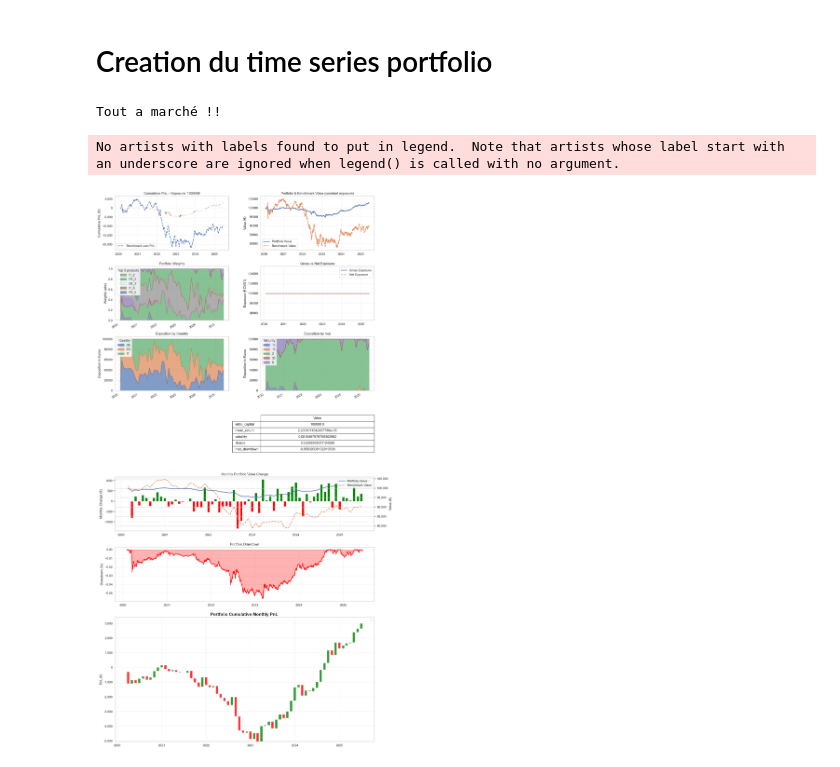
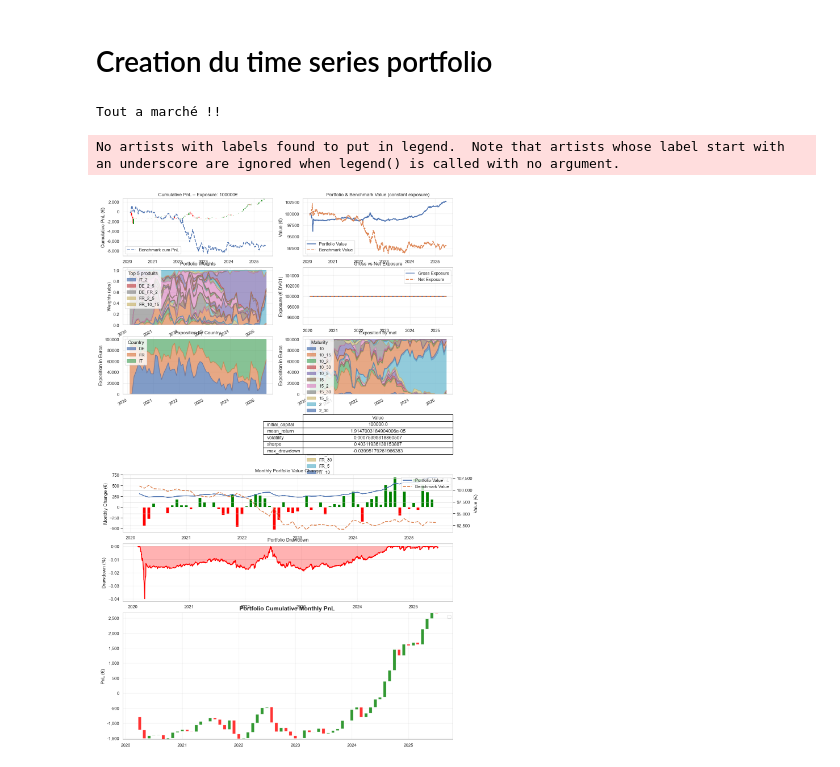
Before and after one commit to pradosth0/Markowitz_based_portfolio_allocation, a Jupyter notebook: pf_bond.ipynb, the cells around one changed output. Saved outputs shown, nothing was run; the diff lists cells and outputs as text; code cells hidden in the pictures.

```diff
--- a/pf_bond.ipynb
+++ b/pf_bond.ipynb
@@ -397,7 +433,7 @@ IT_5      2.628331e-18
 class TimeSeriesPortfolio:
     def __init__(self, data, start_date, end_date, rebalance_freq='1M',
                  long_only=False, lamb=1.0, benchmark="ew", ridge=1e-3,
-                 window_days=None, sigma_level=0.01, capital_init=100_000):
+                 window_days=None, sigma_level=0.01, capital_init=100_000, span = 60):
 
         # Convert time_stamp to Timestamp
         self.data = data.copy()
@@ -412,6 +448,7 @@ class TimeSeriesPortfolio:
         self.window_days = window_days
         self.sigma_level = sigma_level
         self.capital_init = capital_init
+        self.span = span
 
         self.rebalance_dates = None
         self.all_dates = None
@@ -420,6 +457,7 @@ class TimeSeriesPortfolio:
         self.portfolio_returns = pd.Series(dtype=float)
         self.benchmark_returns = pd.Series(dtype=float)
         self.metrics = {}
+
 
         # Filter data for rolling window
         start_window = self.start_date - pd.Timedelta(days=5_000)
@@ -487,7 +525,8 @@ class TimeSeriesPortfolio:
                 lamb=self.lamb,
                 ridge=self.ridge,
                 window_days=self.window_days,
-                sigma_level=self.sigma_level
+                sigma_level=self.sigma_level,
+                span = self.span
             )
 
             w_df = pf.process()
@@ -608,25 +647,25 @@ class TimeSeriesPortfolio:
 # %%
 start_date = "2020-01-01"
 end_date   = "2025-06-10"
 
 
 tspf = TimeSeriesPortfolio(
-    data_completed,
+    long,
     start_date,
     end_date,
     rebalance_freq="1M",
     long_only=True,
-    lamb=150,
+    lamb=200,
     benchmark="ew",
-    ridge=1,
-    window_days=150  # ~ daily data per rebalance
+    window_days=1000,  # à enlever
+    span = 150 # demi vie de nos données
     )
 
 tspf.generate_portfolios()
 
 viz = PortfolioDashboardVisualizer(tspf)
 viz.plot_dashboard()
 # %% [output]
 Tout a marché !!
 No artists with labels found to put in legend.  Note that artists whose label start with an underscore are ignored when legend() is called with no argument.
-[figure, old version]
+[figure, new version]
```
Also changed, not shown: parts of 3 cells of this notebook, 1 other file.
